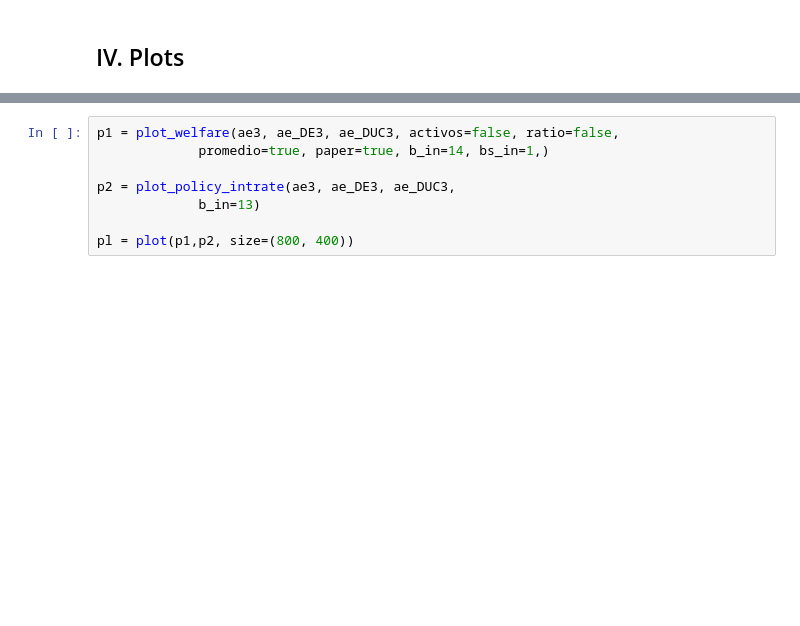
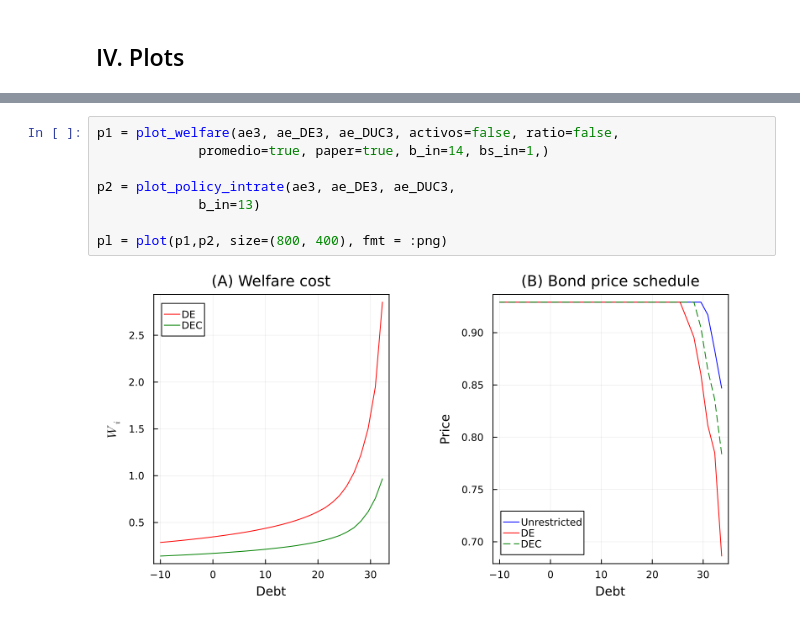
Before and after one commit to FOJ-0/Defaut_model_Julia, a Jupyter notebook: Main.ipynb, the cells around one changed output, grey strips where cells are left out. Cells and saved outputs as stored; diff of their text form; blank space fills up the shorter version.

```diff
--- a/Main.ipynb
+++ b/Main.ipynb
@@ -204,8 +210,10 @@ plot_simulation(ae3, ae_DE3, ae_DUC3)
 # %%
 p1 = plot_welfare(ae3, ae_DE3, ae_DUC3, activos=false, ratio=false,
              promedio=true, paper=true, b_in=14, bs_in=1,)
 
 p2 = plot_policy_intrate(ae3, ae_DE3, ae_DUC3,
              b_in=13)
 
-pl = plot(p1,p2, size=(800, 400))
+pl = plot(p1,p2, size=(800, 400), fmt = :png)
+# %% [output]
+[figure, added]
```
Also changed, not shown: parts of 3 cells of this notebook.
